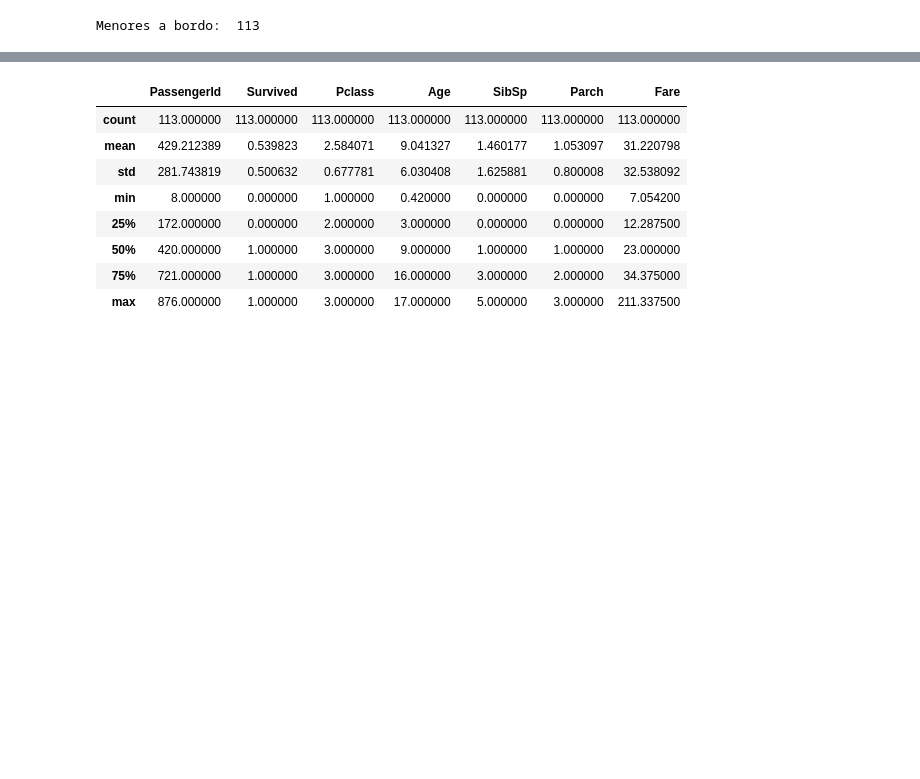
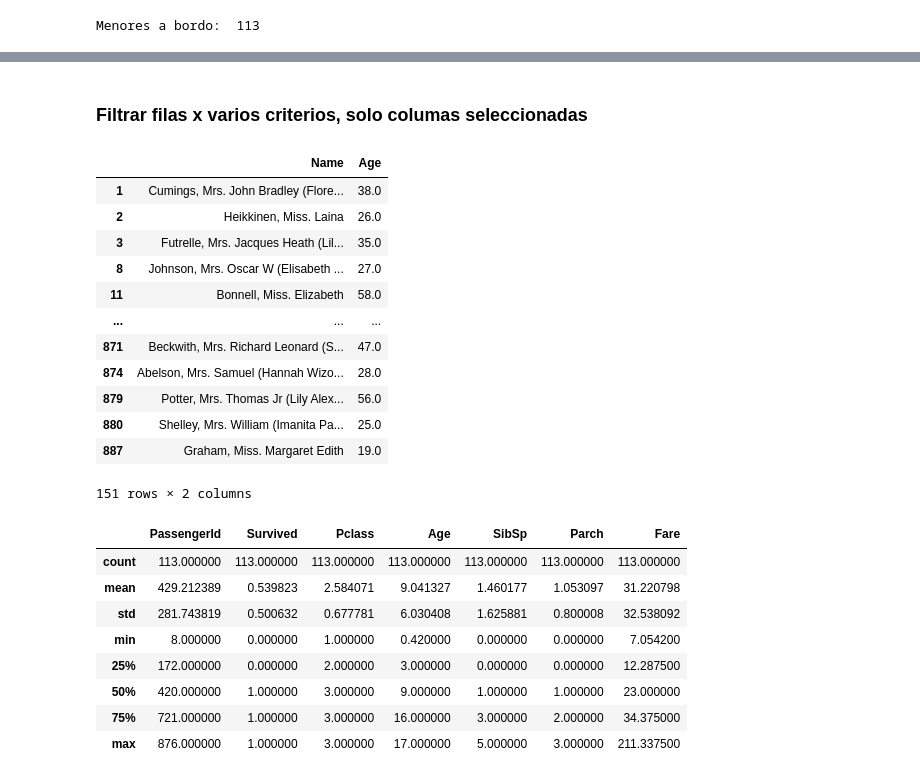
Before and after one commit to BastianArias373/ia-numpy-basico, a Jupyter notebook: 03_pandas_dataframe_basico.ipynb, the cells around one changed output, grey strips where cells are left out. Saved outputs shown, nothing was run; the diff lists cells and outputs as text; code cells hidden in the pictures; blank space fills up the shorter version.

```diff
--- a/03_pandas_dataframe_basico.ipynb
+++ b/03_pandas_dataframe_basico.ipynb
@@ -155,3 +177,25 @@ Menores a bordo:  113
+# %% [markdown]
+### Filtrar filas x varios criterios, solo columas seleccionadas
+# %%
+df[
+    (df["Sex"] == "female")
+    & (df["Age"] > 18)
+    & (df["Survived"] == 1)
+    ][["Name","Age"]]
+# %% [output]
+|  | Name | Age |
+| 1 | Cumings, Mrs. John Bradley (Flore... | 38.0 |
+| 2 | Heikkinen, Miss. Laina | 26.0 |
+| 3 | Futrelle, Mrs. Jacques Heath (Lil... | 35.0 |
+| 8 | Johnson, Mrs. Oscar W (Elisabeth ... | 27.0 |
+| 11 | Bonnell, Miss. Elizabeth | 58.0 |
+| ... | ... | ... |
+| 871 | Beckwith, Mrs. Richard Leonard (S... | 47.0 |
+| 874 | Abelson, Mrs. Samuel (Hannah Wizo... | 28.0 |
+| 879 | Potter, Mrs. Thomas Jr (Lily Alex... | 56.0 |
+| 880 | Shelley, Mrs. William (Imanita Pa... | 25.0 |
+| 887 | Graham, Miss. Margaret Edith | 19.0 |
+151 rows × 2 columns
 # %%
 # Tabla con estadistica basicas de los pasajeros menores de 18 años
 df[ df["Age"] < 18 ].describe()
```
Also changed, not shown: parts of 11 cells of this notebook.
